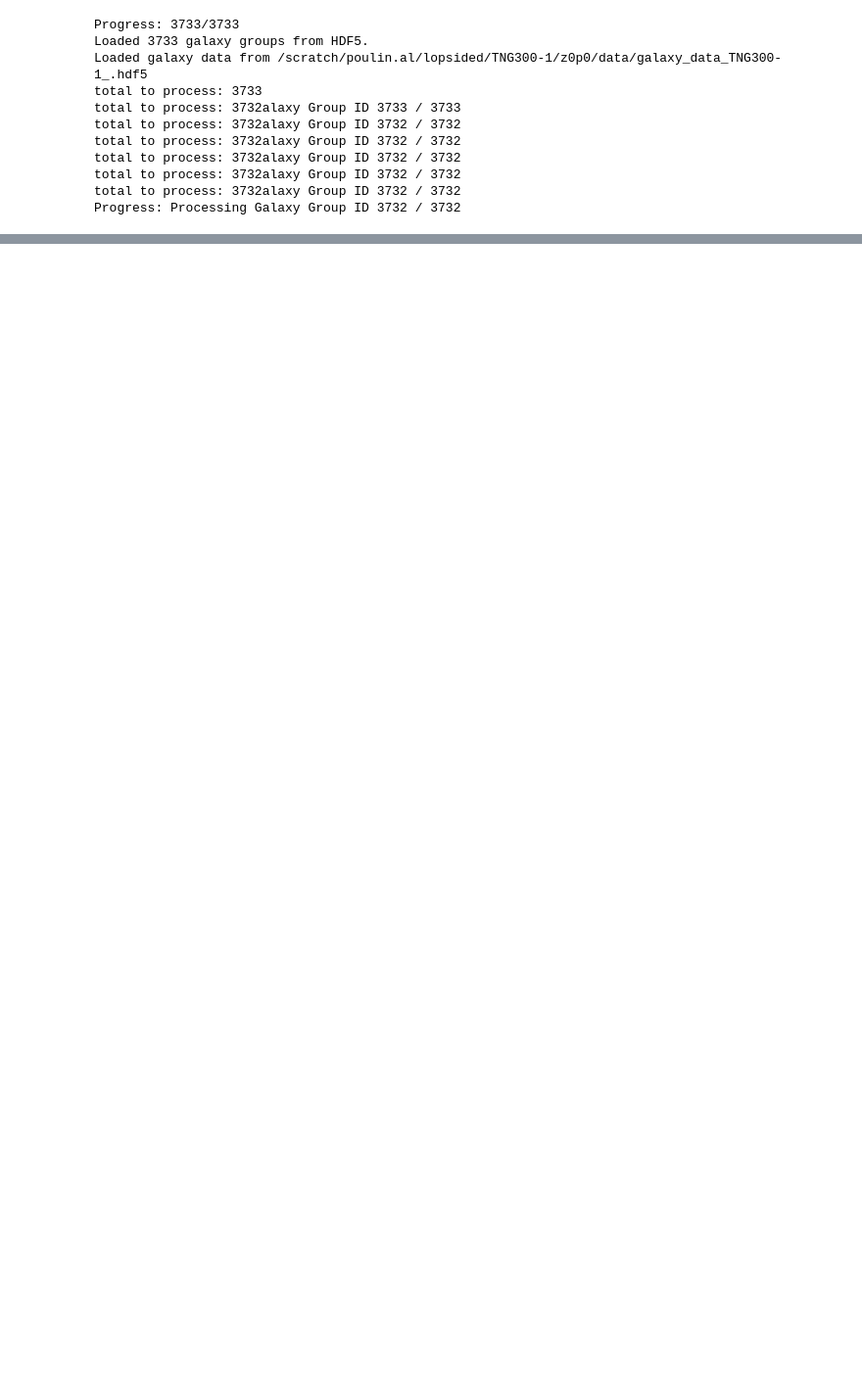
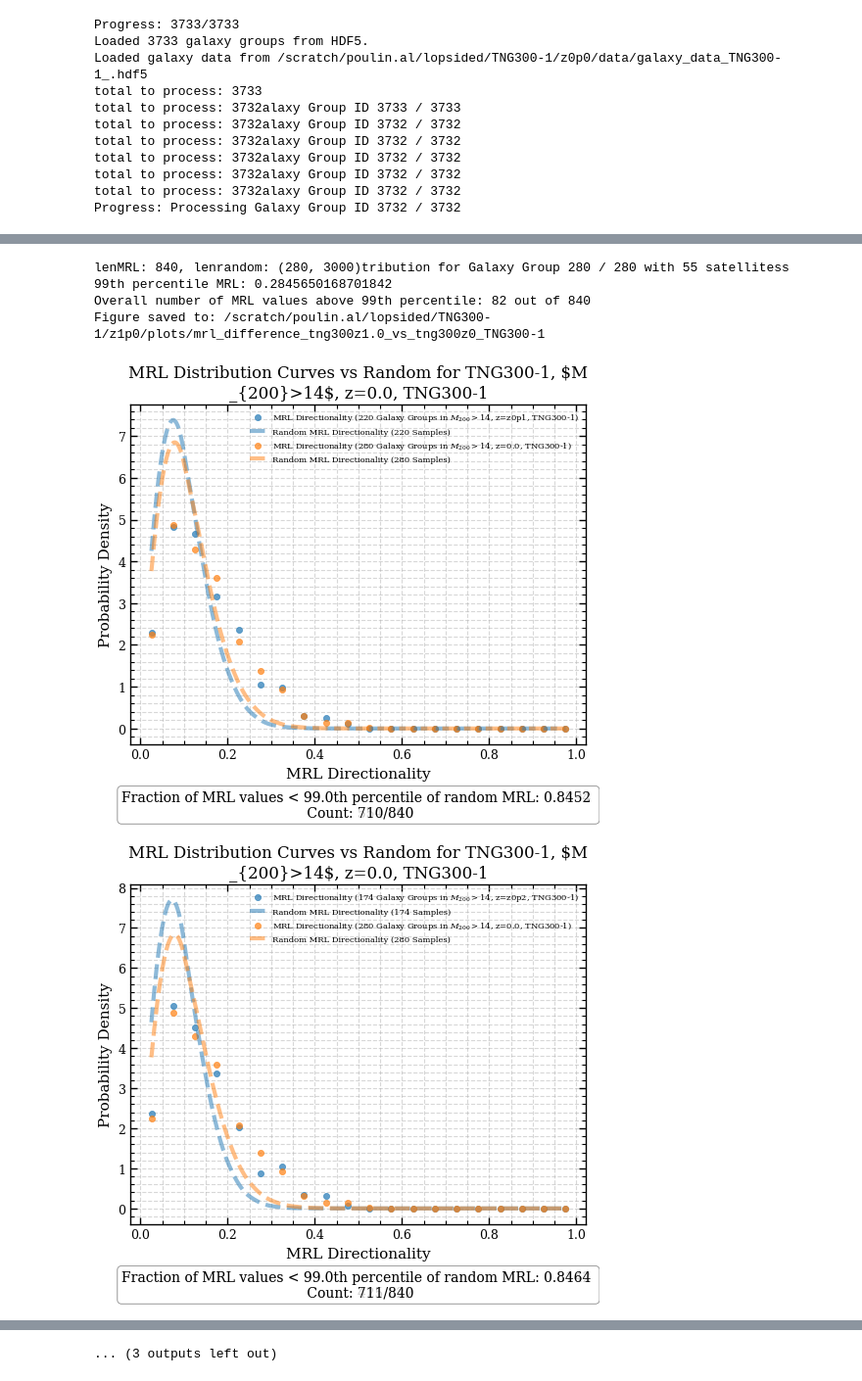
Before and after one commit to poulinal/sat-lopsidedness, a Jupyter notebook: src/myproject/redshiftGalaxyGroup-computeallplots.ipynb, the cells around one changed output, grey strips where cells are left out. Shown at 98% size. Saved outputs shown, nothing was run; the diff lists cells and outputs as text; code cells hidden in the pictures; blank space fills up the shorter version.

```diff
--- a/src/myproject/redshiftGalaxyGroup-computeallplots.ipynb
+++ b/src/myproject/redshiftGalaxyGroup-computeallplots.ipynb
@@ -300,19 +276,23 @@ for i, snapshot in enumerate(SnapshotEnum.getAllSnapshots()):
         continue #too high redshift
     if snapshot[0] == 99: #already processed these snapshots
         continue
+    # if snapshot[0] != 91: #already processed these snapshots
+    #     continue
     # if snapshot[0] > 60:
     #     continue
     print(f"Processing snapshot {snapshot[0]}...")
 
+    galaxyAnalysisZ0.setSnapshot(snapshot[0])
+
     listRedshiftGG = []
-    groupList = []
-    groupList.append((galaxyAnalysisZ0.filtered_gt14_list_of_galaxy_groups, f'$M_{{200}}>14$, z={galaxyAnalysisZ0.snapshot_dic[snapshot[0]][1]}, TNG300-1'))
-    groupList.append((galaxyAnalysisZ0TNG300.filtered_gt14_list_of_galaxy_groups, f'$M_{{200}}>14$, z=0.0, TNG300-1'))
 
-    galaxyAnalysisZ0.setSnapshot(snapshot[0])
-    listRedshiftGG.append(groupList)
+    listRedshiftGG.append((galaxyAnalysisZ0.filtered_gt14_list_of_galaxy_groups, f'$M_{{200}}>14$, z={galaxyAnalysisZ0.snapshot_dic[snapshot[0]][1]}, TNG300-1'))
+    listRedshiftGG.append((galaxyAnalysisZ0TNG300.filtered_gt14_list_of_galaxy_groups, f'$M_{{200}}>14$, z=0.0, TNG300-1'))
 
-    polar_plotter, polar_fig, polar_ax = galaxyAnalysisZ0.overlayMRLAndMRLRandom(listRedshiftGG=listRedshiftGG,oneaxis=True, save=False)#, plotRows=2, plotCols=3)
+
+
+    polar_plotter, polar_fig, polar_ax = galaxyAnalysisZ0.overlayMRLAndMRLRandom(listGG=listRedshiftGG,oneaxis=True, savefig=False)#, plotRows=2, plotCols=3)
     # galaxyAnalysisZ0.plot_M200_distribution_for_all_mass_bins()
-    polar_ax.legend(loc='upper right')  # Add legend to the last subplot
+    polar_ax.legend(loc='upper right', fontsize=6)  # Add legend to the last subplot
     polar_plotter.save_figure(polar_fig, galaxyAnalysisZ0.scratchPlotDirc + f'/mrl_difference_tng300z{SnapshotEnum.getAllSnapshots()[i][1]}_vs_tng300z0_{galaxyAnalysisZ0.sim}{galaxyAnalysisZ0.plotEndingFormat}')
+# %% [output]
@@ -318,0 +418,6 @@ for i, snapshot in enumerate(SnapshotEnum.getAllSnapshots()):
+lenMRL: 840, lenrandom: (280, 3000)tribution for Galaxy Group 280 / 280 with 55 satellitess
+99th percentile MRL: 0.2845650168701842
+Overall number of MRL values above 99th percentile: 82 out of 840
+Figure saved to: /scratch/poulin.al/lopsided/TNG300-1/z1p0/plots/mrl_difference_tng300z1.0_vs_tng300z0_TNG300-1
+[figure, added]
+[figure, added]
@@ -318,0 +426 @@ for i, snapshot in enumerate(SnapshotEnum.getAllSnapshots()):
+... (3 outputs left out)
```
Also changed, not shown: parts of 4 cells of this notebook, 3 other files.
